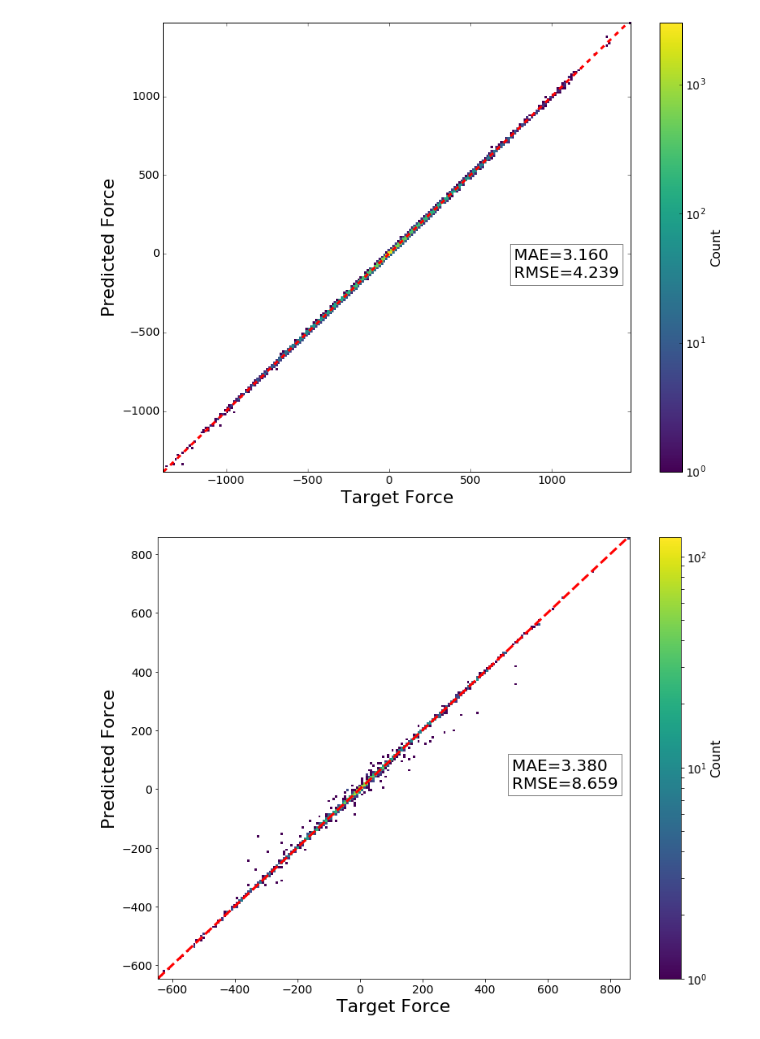
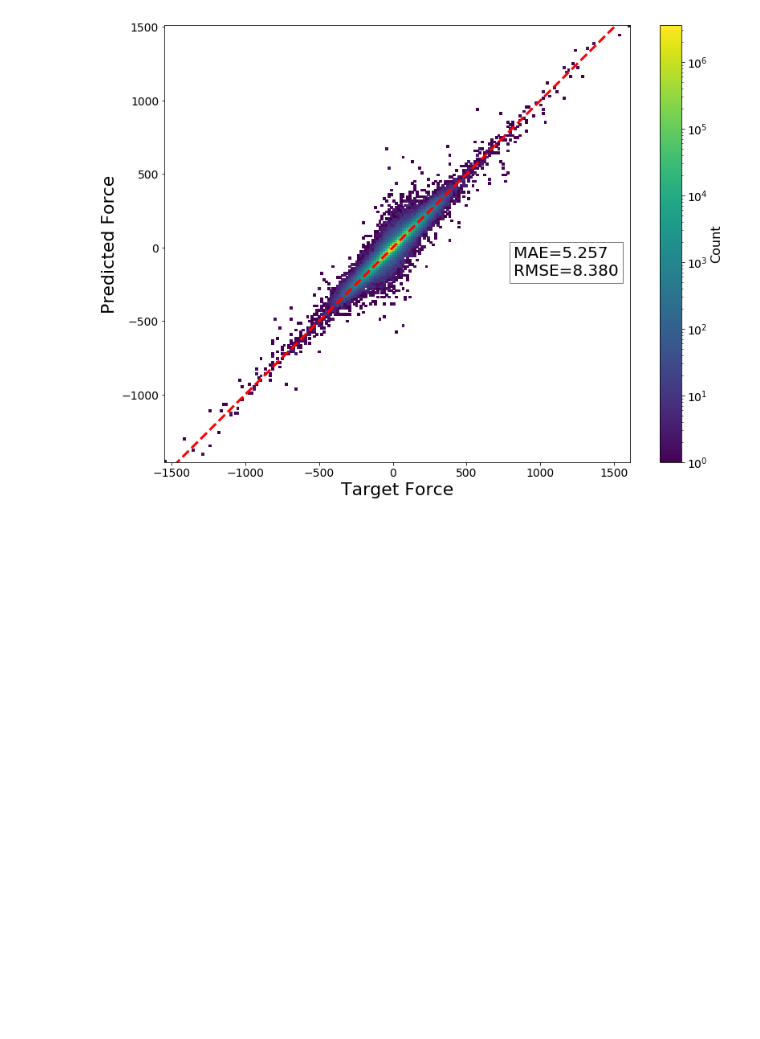
Before and after one commit to Jussmith01/ANI-Tools, a Jupyter notebook: notebooks/eval_testset.ipynb, the cells around one changed output. Drawn from its saved outputs; the diff is of its cells as text; code cells hidden in the pictures; blank space fills up the shorter version.

```diff
--- a/notebooks/eval_testset.ipynb
+++ b/notebooks/eval_testset.ipynb
@@ -15,13 +17,10 @@ import matplotlib.pyplot as plt
 # %%
-#h5files = '/home/jujuman/Research/DataReductionMethods/modelCNOSFCl/initial/cv1/testset/testset1.h5'
-#h5files = '/home/jujuman/Seagate2TB/Research/ANI-DATASET/h5data/ani_data_c10test.h5'
-#h5files = '/home/jujuman/Research/extensibility_test_sets/gdb-10/gdb11_10_test500.h5'
-h5files = '/nh/nest/u/jsmith/scratch/Research/tin_research/model-70/testset/testset'
+h5files = '/data/Research/FF_Param_Tests/model_coulomb_test-4/testset/testset'
 
 #wkdir = '/nh/nest/u/jsmith/scratch/Research/levi_test/ANI-2x_v62518'
-wkdir = '/home/jujuman/Research/tin_research/model-70/'
+wkdir = '/data/Research/FF_Param_Tests/model_coulomb_test-4/'
 
-cns = wkdir + '/train0/rSn-7.0R_32-6.0A_a8-8.params'
+cns = wkdir + '/train0/rHCNO-5.0R_16-3.4A_a8-4.params'
 sae = wkdir + '/train0/sae_linfit.dat'
 nnf = wkdir + '/train'
 Nn = 1
@@ -285,7 +240,6 @@ print(Egradient,Eintercept,Fgradient)
 1.0309278350515465
 # %%
-plot_corr_dist(Fdft_t,Fani_t,xlabel='Target Force',ylabel='Predicted Force',inset=False)
-plot_corr_dist(Fdft_t/hdt.evtokcal,Fani_t/hdt.evtokcal,xlabel=r'Target Force (eV/$\AA$)',ylabel=r'Predicted Force (eV/$\AA$)',inset=False)
+plot_corr_dist(-Fdft_t,Fani_t,xlabel='Target Force',ylabel='Predicted Force',inset=False)
+#plot_corr_dist(-Fdft_t/hdt.evtokcal,Fani_t/hdt.evtokcal,xlabel=r'Target Force (eV/$\AA$)',ylabel=r'Predicted Force (eV/$\AA$)',inset=False)
 # %% [output]
-[figure, old version]
+[figure, new version]
-[figure, removed]
```
Also changed, not shown: parts of 9 cells of this notebook, 5 other files.
